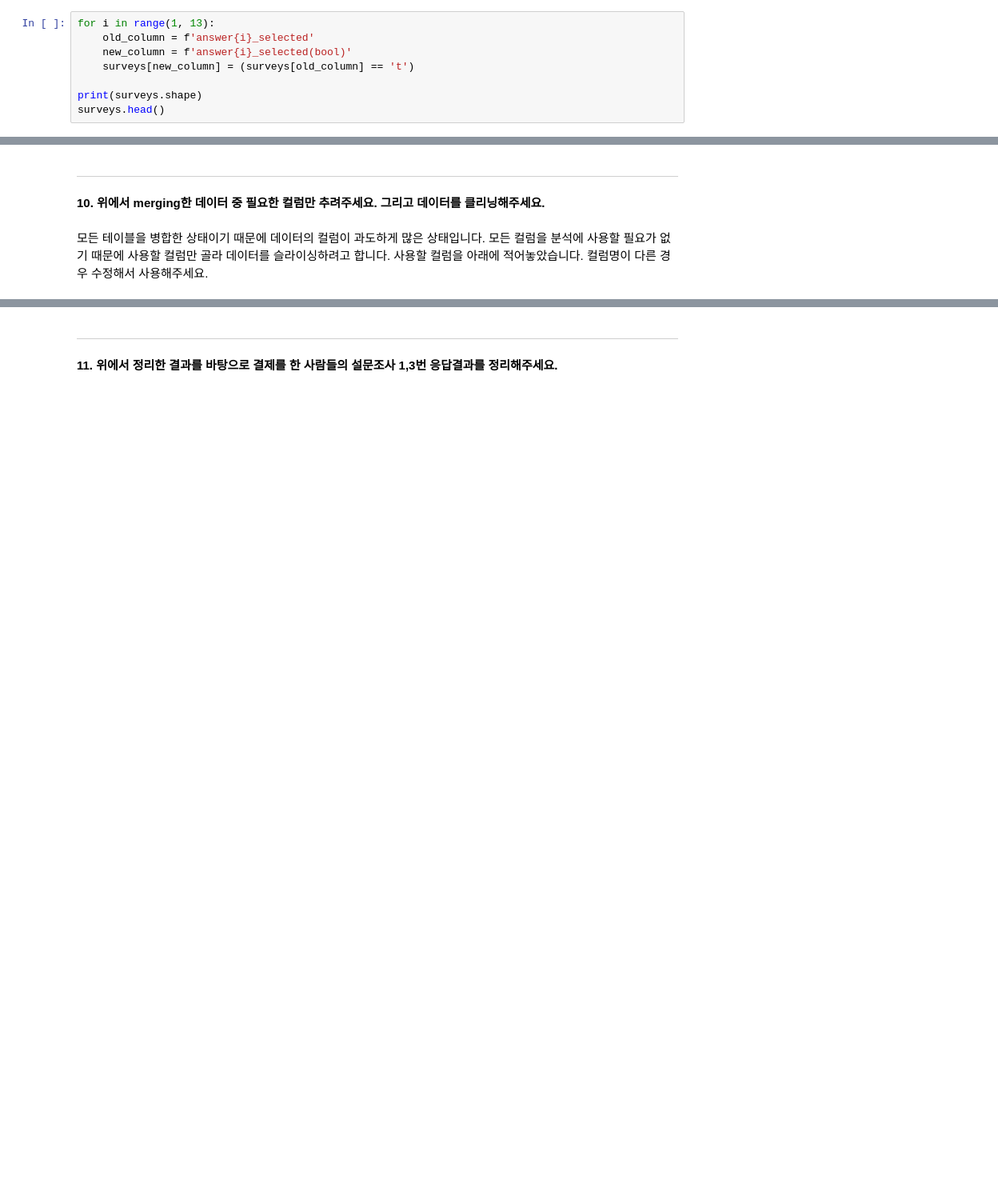
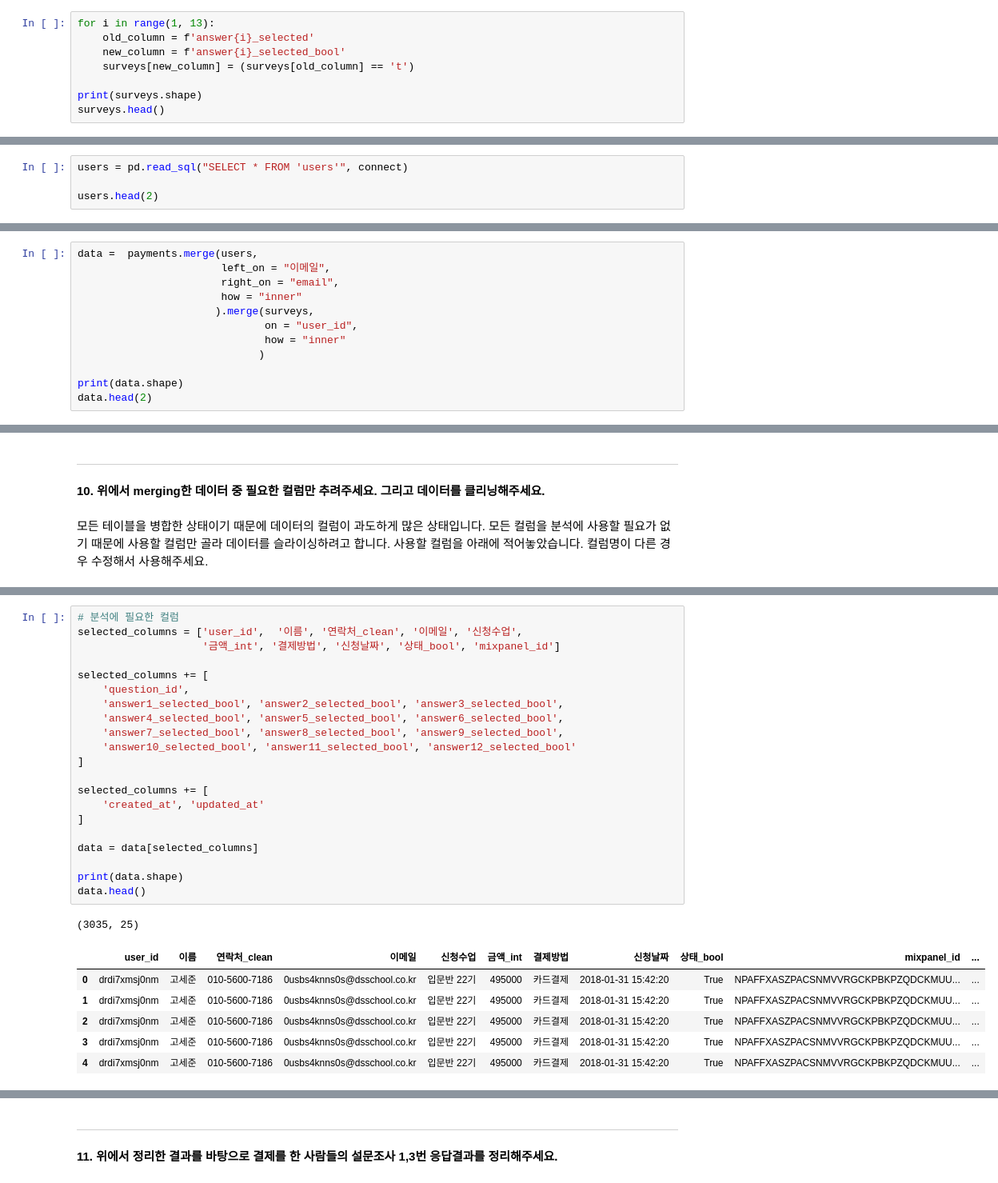
Before and after one commit to shoman2/Data-analysis_DSschool, a Jupyter notebook: 03_Visualization/03_dsschool_data-visualization.ipynb, the cells around one changed output, grey strips where cells are left out. Shown at 80% size. Drawn from its saved outputs; the diff is of its cells as text; blank space fills up the shorter version.

```diff
--- a/03_Visualization/03_dsschool_data-visualization.ipynb
+++ b/03_Visualization/03_dsschool_data-visualization.ipynb
@@ -454,7 +445,7 @@ answer의 t 값과 f값을 True, False로 변환하는 코드를 작성해주세
 # %%
 for i in range(1, 13):
     old_column = f'answer{i}_selected'
-    new_column = f'answer{i}_selected(bool)'
+    new_column = f'answer{i}_selected_bool'
     surveys[new_column] = (surveys[old_column] == 't')
 
 print(surveys.shape)
@@ -1639,0 +960,4 @@ answer_list = [f"answer{i}_selected(bool)" for i in range(1, 13)]
+# %%
+users = pd.read_sql("SELECT * FROM 'users'", connect)
+
+users.head(2)
@@ -1639,0 +980,12 @@ answer_list = [f"answer{i}_selected(bool)" for i in range(1, 13)]
+# %%
+data =  payments.merge(users,
+                       left_on = "이메일",
+                       right_on = "email",
+                       how = "inner"
+                      ).merge(surveys,
+                              on = "user_id",
+                              how = "inner"
+                             )
+
+print(data.shape)
+data.head(2)
@@ -1818,3 +1186,32 @@ selected_columns += [
+# %%
+# 분석에 필요한 컬럼
+selected_columns = ['user_id',  '이름', '연락처_clean', '이메일', '신청수업',
+                    '금액_int', '결제방법', '신청날짜', '상태_bool', 'mixpanel_id']
+
+selected_columns += [
+    'question_id',
+    'answer1_selected_bool', 'answer2_selected_bool', 'answer3_selected_bool',
+    'answer4_selected_bool', 'answer5_selected_bool', 'answer6_selected_bool',
+    'answer7_selected_bool', 'answer8_selected_bool', 'answer9_selected_bool',
+    'answer10_selected_bool', 'answer11_selected_bool', 'answer12_selected_bool'
+]
+
+selected_columns += [
+    'created_at', 'updated_at'
+]
+
+data = data[selected_columns]
+
+print(data.shape)
+data.head()
+# %% [output]
+(3035, 25)
+|  | user_id | 이름 | 연락처_clean | 이메일 | 신청수업 | 금액_int | 결제방법 | 신청날짜 | 상태_bool | mixpanel_id | ... |
+| 0 | drdi7xmsj0nm | 고세준 | 010-5600-7186 | 0usbs4knns0s@dsschool.co.kr | 입문반 22기 | 495000 | 카드결제 | 2018-01-31 15:42:20 | True | NPAFFXASZPACSNMVVRGCKPBKPZQDCKMUU... | ... |
+| 1 | drdi7xmsj0nm | 고세준 | 010-5600-7186 | 0usbs4knns0s@dsschool.co.kr | 입문반 22기 | 495000 | 카드결제 | 2018-01-31 15:42:20 | True | NPAFFXASZPACSNMVVRGCKPBKPZQDCKMUU... | ... |
+| 2 | drdi7xmsj0nm | 고세준 | 010-5600-7186 | 0usbs4knns0s@dsschool.co.kr | 입문반 22기 | 495000 | 카드결제 | 2018-01-31 15:42:20 | True | NPAFFXASZPACSNMVVRGCKPBKPZQDCKMUU... | ... |
+| 3 | drdi7xmsj0nm | 고세준 | 010-5600-7186 | 0usbs4knns0s@dsschool.co.kr | 입문반 22기 | 495000 | 카드결제 | 2018-01-31 15:42:20 | True | NPAFFXASZPACSNMVVRGCKPBKPZQDCKMUU... | ... |
+| 4 | drdi7xmsj0nm | 고세준 | 010-5600-7186 | 0usbs4knns0s@dsschool.co.kr | 입문반 22기 | 495000 | 카드결제 | 2018-01-31 15:42:20 | True | NPAFFXASZPACSNMVVRGCKPBKPZQDCKMUU... | ... |
 # %% [markdown]
 사용하고 있는 데이터는 payments_complete와 surveys를 병합한 데이터로 전부 결제를 완료한 사람들의 설문조사 데이터입니다. 하지만, 결제를 한 이후에도 설문조사를 하신 경우도 있고 한 사람이 여러번 설문조사를 한 경우가 있는데 이러한 중복정보도 제거해주어야 합니다.
 
```
Also changed, not shown: parts of 41 cells of this notebook.
